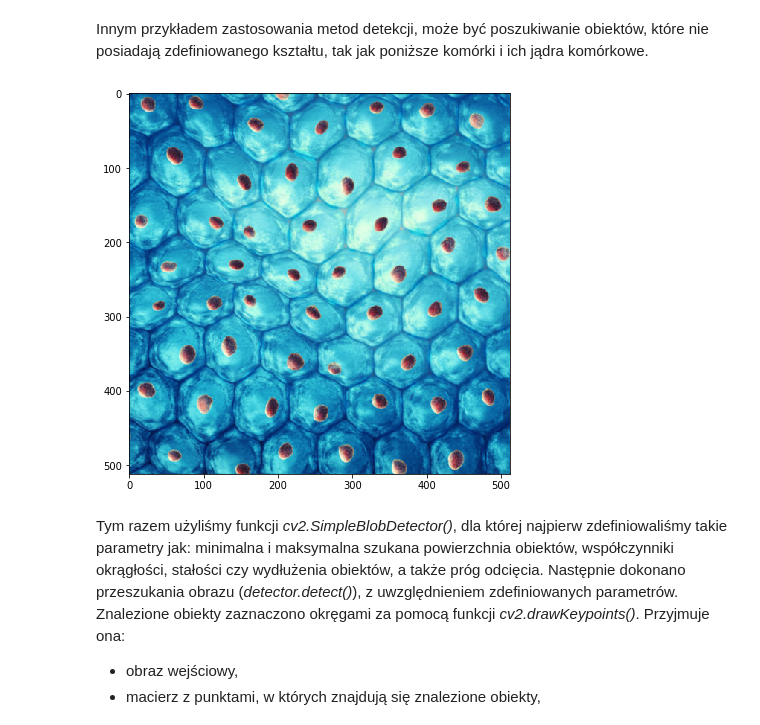
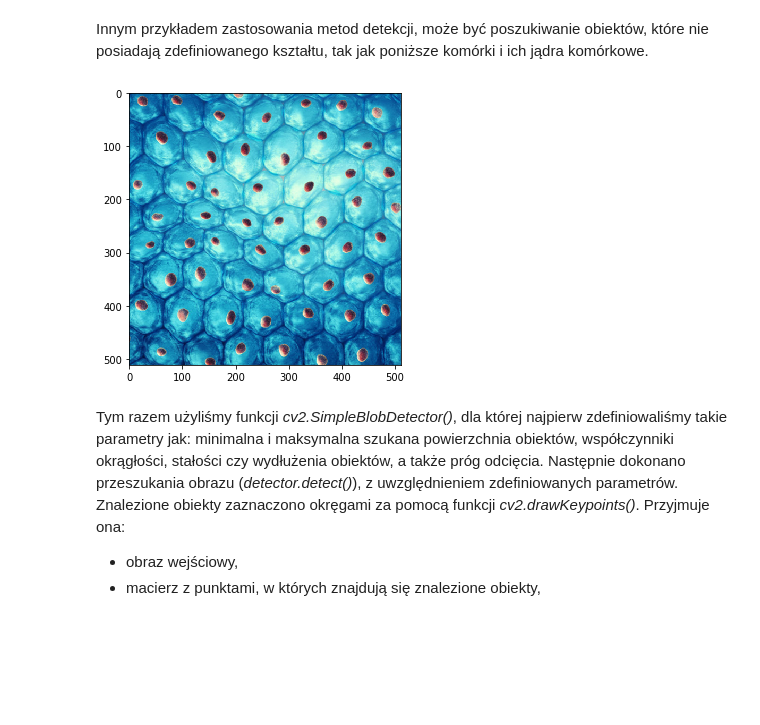
Before and after one commit to szkocot/Python-CV-PL-guide, a Jupyter notebook: notebooks/6_Detekcja_obiektow.ipynb, the cells around one changed output. Saved outputs shown, nothing was run; the diff lists cells and outputs as text; code cells hidden in the pictures; blank space fills up the shorter version.

```diff
--- a/notebooks/6_Detekcja_obiektow.ipynb
+++ b/notebooks/6_Detekcja_obiektow.ipynb
@@ -67,11 +67,11 @@ Innym przykładem zastosowania metod detekcji, może być poszukiwanie obiektów
 # %%
 img = Image.open('../obrazy_testowe/cells_512x512.png')
 imgGrayArray = cv2.imread('../obrazy_testowe/cells_512x512.png', cv2.IMREAD_GRAYSCALE)
-plt.figure(1, figsize = (7, 7))
+plt.figure(1, figsize = (5, 5))
 plt.imshow(img)
 plt.show()
 # %% [output]
-[figure, old version]
+[figure, new version]
 # %% [markdown]
 Tym razem użyliśmy funkcji *cv2.SimpleBlobDetector()*, dla której najpierw zdefiniowaliśmy takie parametry jak: minimalna i maksymalna szukana powierzchnia obiektów, współczynniki okrągłości, stałości czy wydłużenia obiektów, a także próg odcięcia. Następnie dokonano przeszukania obrazu (*detector.detect()*), z&nbsp;uwzględnieniem zdefiniowanych parametrów. Znalezione obiekty zaznaczono okręgami za pomocą funkcji *cv2.drawKeypoints()*. Przyjmuje ona:
 * obraz wejściowy,
```
Also changed, not shown: parts of 7 cells of this notebook, 18 other files.
